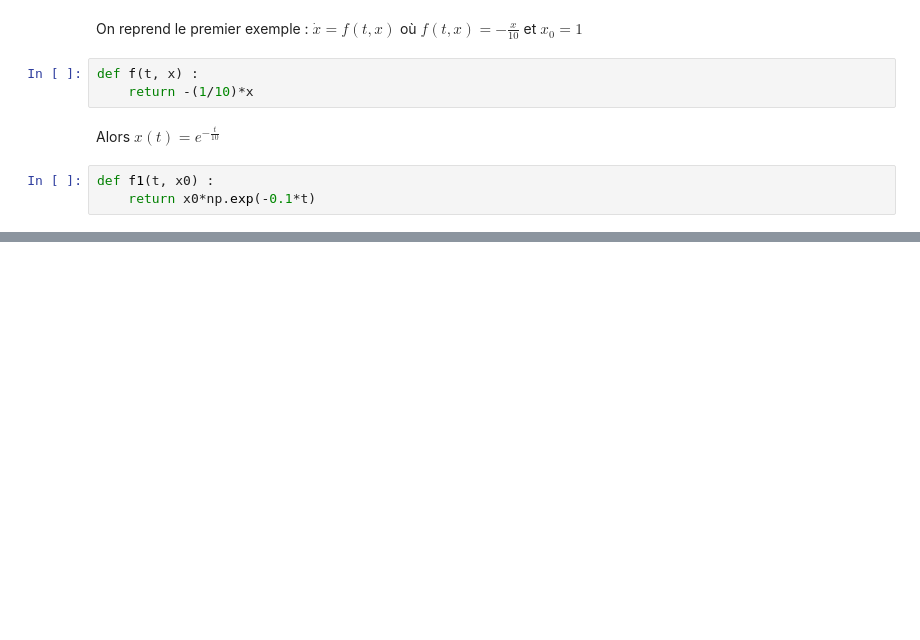
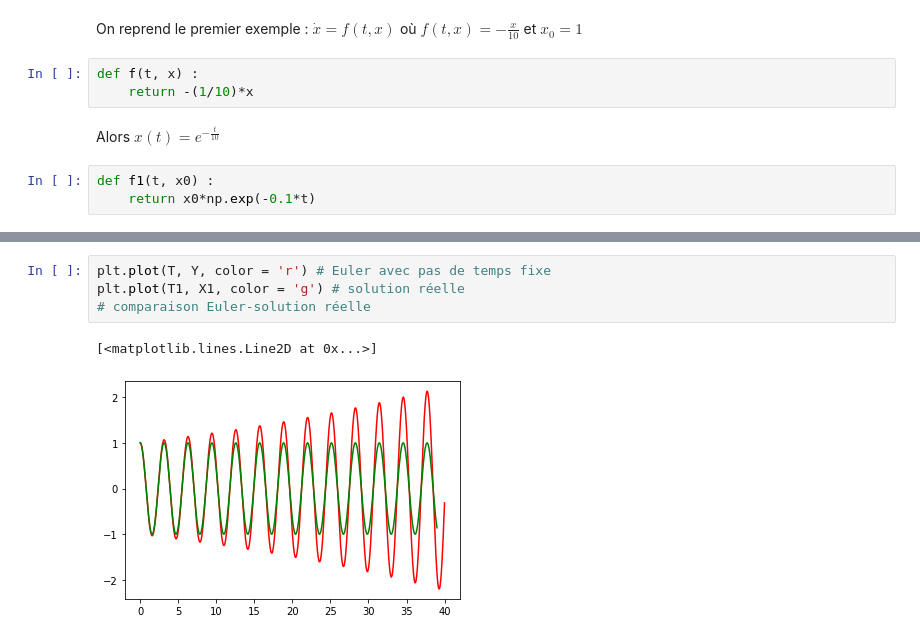
Before and after one commit to jeannebourgarel/projet_equa_diff, a Jupyter notebook: equa_diff.ipynb, the cells around one changed output, grey strips where cells are left out. Cells and saved outputs as stored; diff of their text form; blank space fills up the shorter version.

```diff
--- a/equa_diff.ipynb
+++ b/equa_diff.ipynb
@@ -162,0 +193,7 @@ On constate que dans cet exemple, l'utilisation d'un pas de temps variable dans
+# %%
+plt.plot(T, Y, color = 'r') # Euler avec pas de temps fixe
+plt.plot(T1, X1, color = 'g') # solution réelle
+# comparaison Euler-solution réelle
+# %% [output]
+[<matplotlib.lines.Line2D at 0x...>]
+[figure, added]
```
Also changed, not shown: parts of 25 cells of this notebook.
